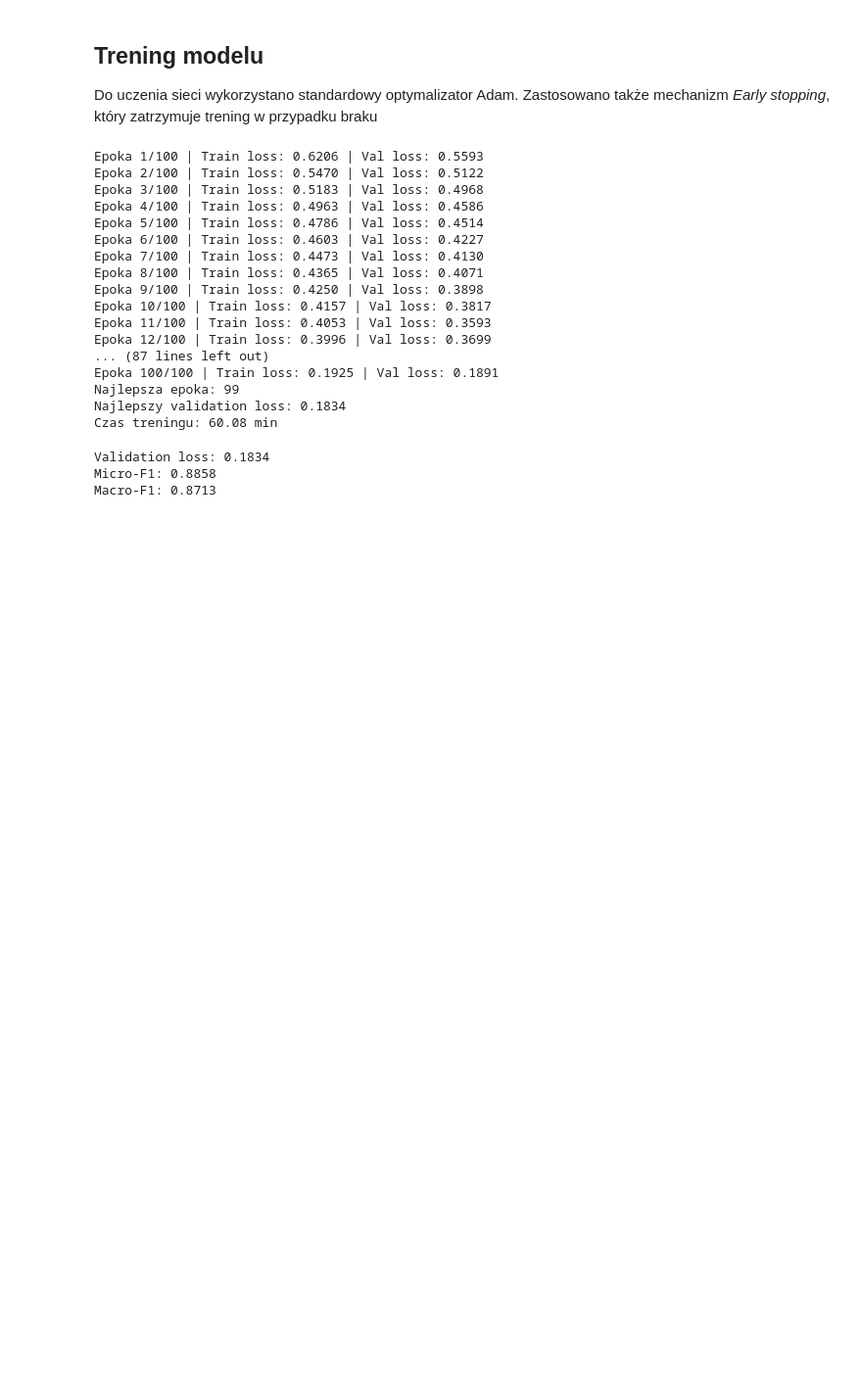
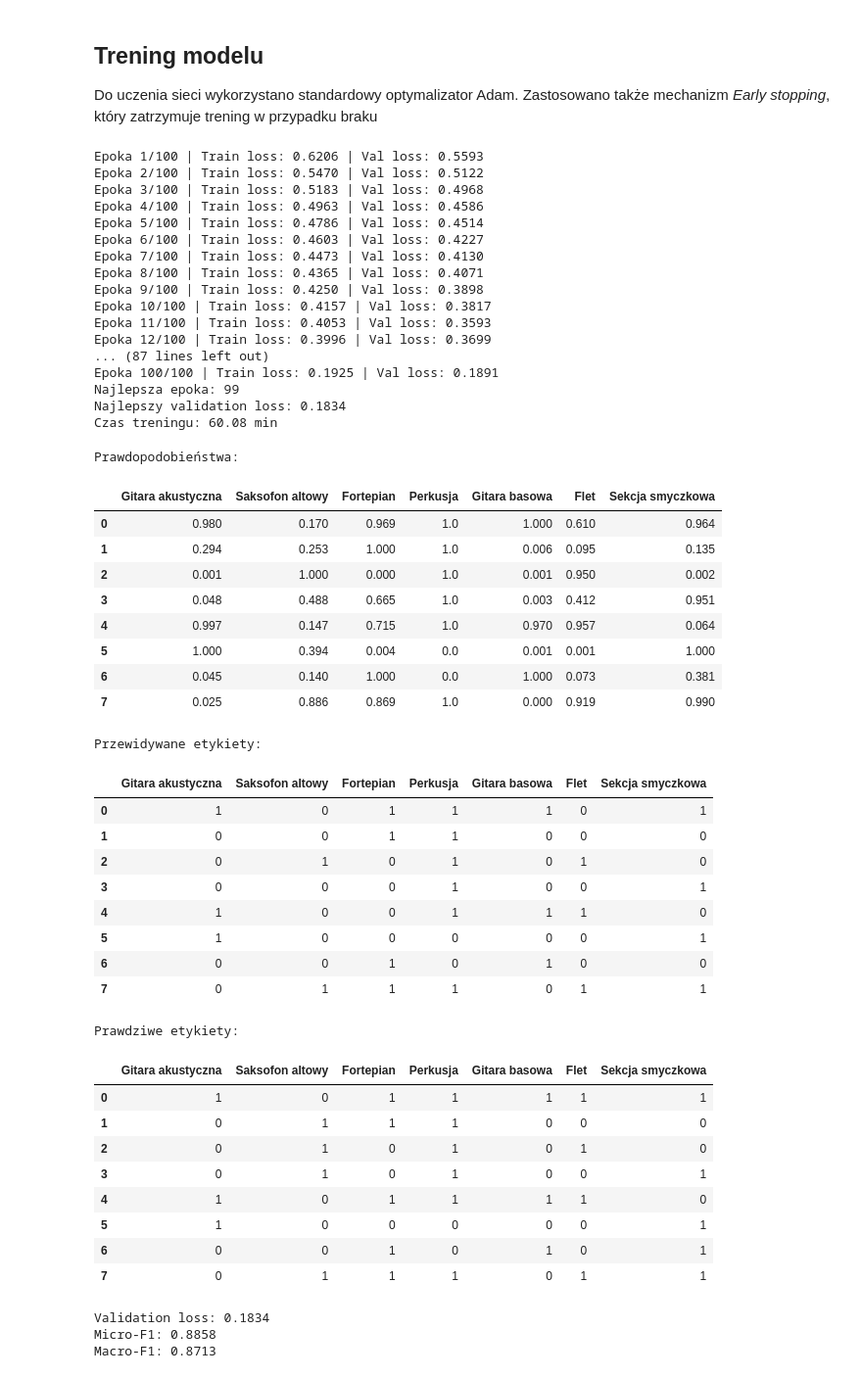
Before and after one commit to khaczkiewicz/instrument-recognition-project, a Jupyter notebook: sieci/cnn1/wyniki_cnn1.ipynb, the cells around one changed output. Shown at 98% size. Saved outputs shown, nothing was run; the diff lists cells and outputs as text; code cells hidden in the pictures; blank space fills up the shorter version.

```diff
--- a/sieci/cnn1/wyniki_cnn1.ipynb
+++ b/sieci/cnn1/wyniki_cnn1.ipynb
@@ -38,12 +38,7 @@ threshold = 0.8
 # %%
 train_dataset, val_dataset, test_dataset = create_datasets()
 
-train_loader, val_loader, test_loader = create_loaders(
-    train_dataset,
-    val_dataset,
-    test_dataset,
-    batch_size=batch_size
-)
+train_loader, val_loader, test_loader = create_loaders(train_dataset, val_dataset, test_dataset, batch_size=batch_size)
 # %%
 device = get_device()
 
@@ -87,6 +82,61 @@ Epoka 100/100 | Train loss: 0.1925 | Val loss: 0.1891
 Najlepsza epoka: 99
 Najlepszy validation loss: 0.1834
 Czas treningu: 60.08 min
+# %%
+instrument_names = list(INSTRUMENTS.values())
+
+model.eval()
+
+with torch.no_grad():
+    for X, y in test_loader:
+        X = X.to(device)
+
+        logits = model(X)
+        probabilities = torch.sigmoid(logits).cpu().numpy()
+        predictions = (probabilities >= threshold).astype(int)
+        true_labels = y.cpu().numpy().astype(int)
+
+        print("Prawdopodobieństwa:")
+        display(pd.DataFrame(probabilities, columns=instrument_names).round(3))
+
+        print("Przewidywane etykiety:")
+        display(pd.DataFrame(predictions, columns=instrument_names))
+
+        print("Prawdziwe etykiety:")
+        display(pd.DataFrame(true_labels, columns=instrument_names))
+
+        break
+# %% [output]
+Prawdopodobieństwa:
+|  | Gitara akustyczna | Saksofon altowy | Fortepian | Perkusja | Gitara basowa | Flet | Sekcja smyczkowa |
+| 0 | 0.980 | 0.170 | 0.969 | 1.0 | 1.000 | 0.610 | 0.964 |
+| 1 | 0.294 | 0.253 | 1.000 | 1.0 | 0.006 | 0.095 | 0.135 |
+| 2 | 0.001 | 1.000 | 0.000 | 1.0 | 0.001 | 0.950 | 0.002 |
+| 3 | 0.048 | 0.488 | 0.665 | 1.0 | 0.003 | 0.412 | 0.951 |
+| 4 | 0.997 | 0.147 | 0.715 | 1.0 | 0.970 | 0.957 | 0.064 |
+| 5 | 1.000 | 0.394 | 0.004 | 0.0 | 0.001 | 0.001 | 1.000 |
+| 6 | 0.045 | 0.140 | 1.000 | 0.0 | 1.000 | 0.073 | 0.381 |
+| 7 | 0.025 | 0.886 | 0.869 | 1.0 | 0.000 | 0.919 | 0.990 |
+Przewidywane etykiety:
+|  | Gitara akustyczna | Saksofon altowy | Fortepian | Perkusja | Gitara basowa | Flet | Sekcja smyczkowa |
+| 0 | 1 | 0 | 1 | 1 | 1 | 0 | 1 |
+| 1 | 0 | 0 | 1 | 1 | 0 | 0 | 0 |
+| 2 | 0 | 1 | 0 | 1 | 0 | 1 | 0 |
+| 3 | 0 | 0 | 0 | 1 | 0 | 0 | 1 |
+| 4 | 1 | 0 | 0 | 1 | 1 | 1 | 0 |
+| 5 | 1 | 0 | 0 | 0 | 0 | 0 | 1 |
+| 6 | 0 | 0 | 1 | 0 | 1 | 0 | 0 |
+| 7 | 0 | 1 | 1 | 1 | 0 | 1 | 1 |
+Prawdziwe etykiety:
+|  | Gitara akustyczna | Saksofon altowy | Fortepian | Perkusja | Gitara basowa | Flet | Sekcja smyczkowa |
+| 0 | 1 | 0 | 1 | 1 | 1 | 1 | 1 |
+| 1 | 0 | 1 | 1 | 1 | 0 | 0 | 0 |
+| 2 | 0 | 1 | 0 | 1 | 0 | 1 | 0 |
+| 3 | 0 | 1 | 0 | 1 | 0 | 0 | 1 |
+| 4 | 1 | 0 | 1 | 1 | 1 | 1 | 0 |
+| 5 | 1 | 0 | 0 | 0 | 0 | 0 | 1 |
+| 6 | 0 | 0 | 1 | 0 | 1 | 0 | 1 |
+| 7 | 0 | 1 | 1 | 1 | 0 | 1 | 1 |
 # %%
 torch.save(model.state_dict(), "model_weights.pth")
 
```
Also changed, not shown: 10 other files.
